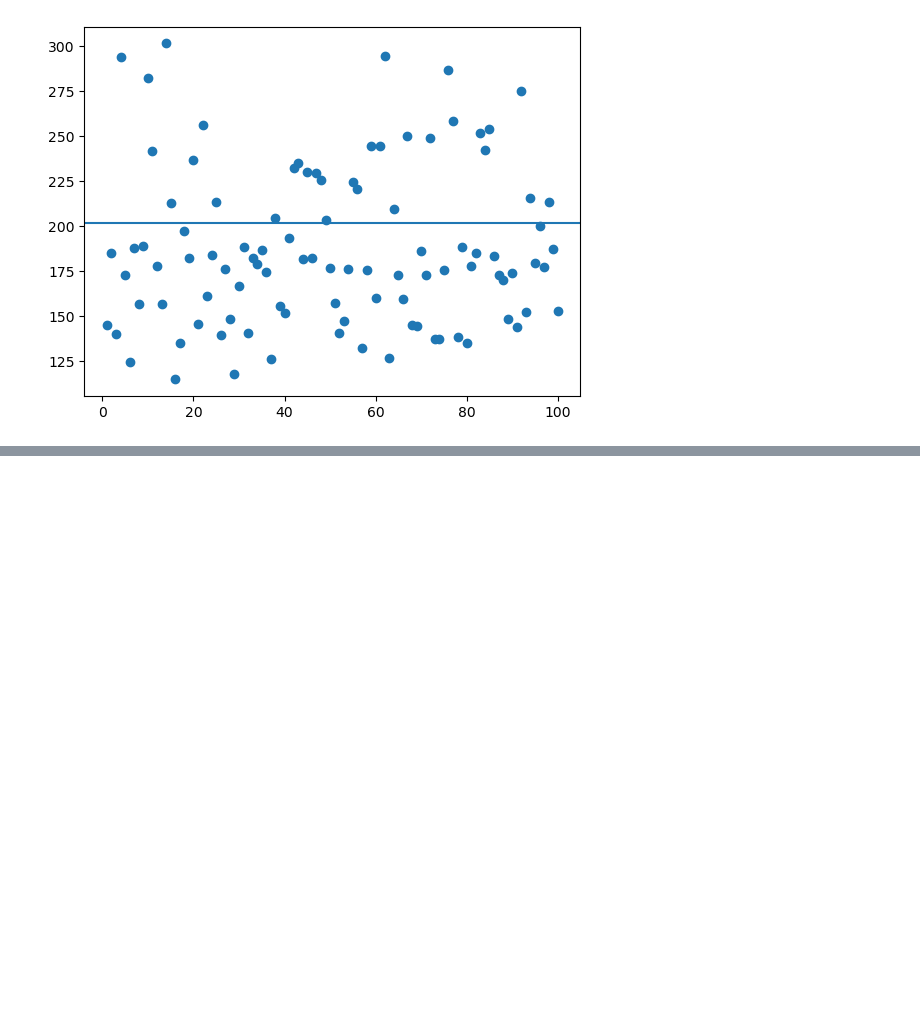
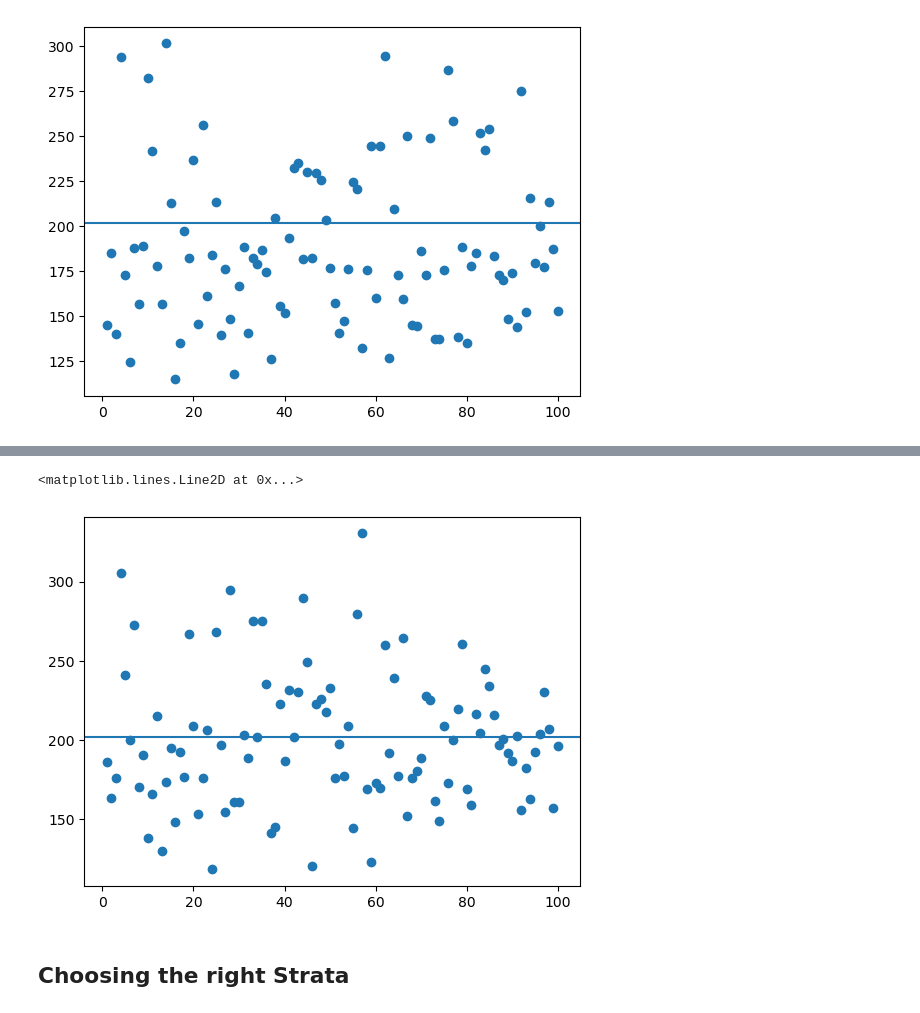
Before and after one commit to castobary/statistics, a Jupyter notebook: 01_module.ipynb, the cells around one changed output, grey strips where cells are left out. Cells and saved outputs as stored; diff of their text form; code cells hidden in the pictures; blank space fills up the shorter version.

Commit message:
stratified proportional sampling

```diff
--- a/01_module.ipynb
+++ b/01_module.ipynb
@@ -121,0 +172,2 @@ plt.axhline(population_mean)
+# %%
+wnba['Pts_per_game']=wnba['PTS']/wnba['Games Played']
@@ -121,0 +253,4 @@ plt.axhline(population_mean)
+# %%
+under_12 = wnba[wnba['Games Played'] <= 12]
+btw_13_22 = wnba[(wnba['Games Played'] > 12) & (wnba['Games Played'] <= 22)]
+over_23 = wnba[wnba['Games Played'] > 22]
@@ -121,0 +267,10 @@ plt.axhline(population_mean)
+# %%
+proportional_sampling_means = []
+
+for i in range(100):
+    sample_under_12 = under_12['PTS'].sample(1, random_state = i)
+    sample_btw_13_22 = btw_13_22['PTS'].sample(2, random_state = i)
+    sample_over_23 = over_23['PTS'].sample(7, random_state = i)
+
+    final_sample = pd.concat([sample_under_12, sample_btw_13_22, sample_over_23])
+    proportional_sampling_means.append(final_sample.mean())
@@ -121,0 +283,8 @@ plt.axhline(population_mean)
+# %%
+plt.scatter(range(1,101), proportional_sampling_means)
+plt.axhline(wnba['PTS'].mean())
+# %% [output]
+<matplotlib.lines.Line2D at 0x...>
+[figure, added]
+# %% [markdown]
+## Choosing the right Strata
```
Also changed, not shown: parts of 32 cells of this notebook, 4 other files.
